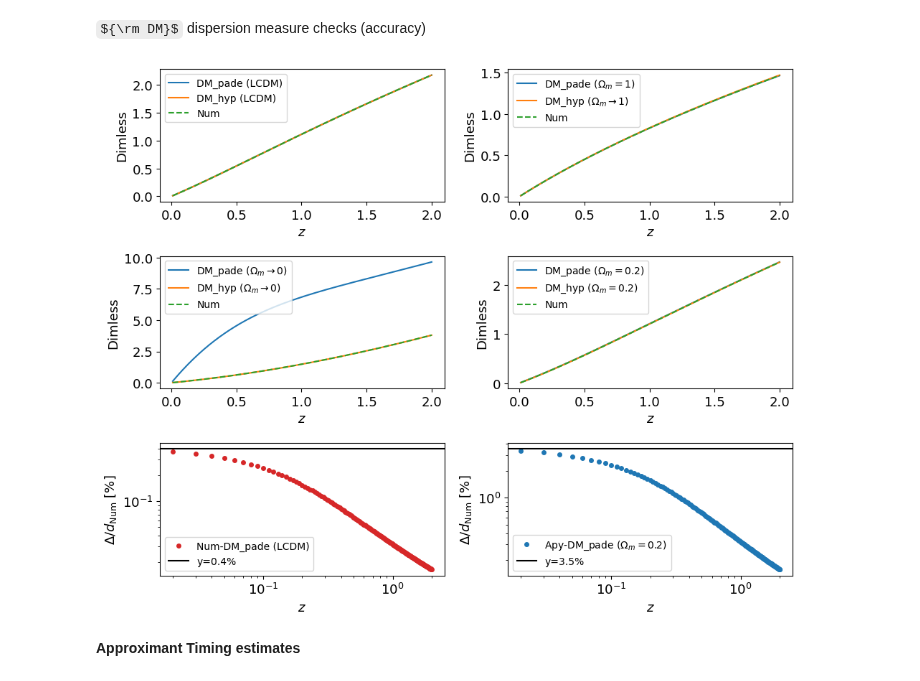
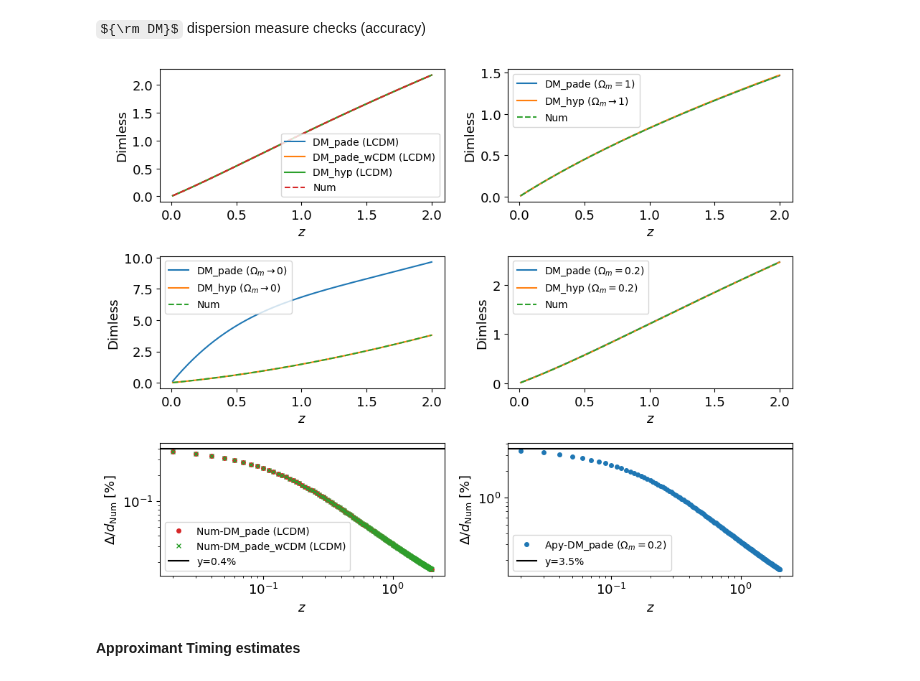
Before and after one commit to MariosNT/FRB_GW_association_cosmo, a Jupyter notebook: Notebooks/FRB_cosmo/DM_cosmic_Pade.ipynb, the cells around one changed output. Drawn from its saved outputs; the diff is of its cells as text; code cells hidden in the pictures; some formulas as TeX source.

Commit message:
Update DM_cosmic_Pade.ipynb
- tested w=-1 case

```diff
--- a/Notebooks/FRB_cosmo/DM_cosmic_Pade.ipynb
+++ b/Notebooks/FRB_cosmo/DM_cosmic_Pade.ipynb
@@ -432,6 +439,7 @@ ax6 = fig.add_subplot(3, 2, 6)
 
 
 ax1.plot(redshifts, DM_pade(redshifts, OMEGA_MATTER), label='DM_pade (LCDM)')
+ax1.plot(redshifts, DM_pade_wCDM(redshifts, OMEGA_MATTER, w=-1), label='DM_pade_wCDM (LCDM)')
 ax1.plot(redshifts, DM_distance_hyp(redshifts, OMEGA_MATTER), label='DM_hyp (LCDM)')
 ax1.plot(redshifts, DM_LCDM_array, label='Num', ls='--')
 ax1.set_xlabel(r'$z$')
@@ -455,34 +463,36 @@ ax3.legend(fontsize=10)
 ax4.plot(redshifts, DM_pade(redshifts, Om=0.2), label=r'DM_pade ($\Omega_m = 0.2$)')
 ax4.plot(redshifts, DM_distance_hyp(redshifts, Om=0.2), label=r'DM_hyp ($\Omega_m = 0.2$)')
 ax4.plot(redshifts, DM_lowOm_array, label='Num', ls='--')
 ax4.set_xlabel(r'$z$')
 ax4.set_ylabel(r'Dimless')
 ax4.legend(fontsize=10)
 
 ax5.plot(redshifts[1:], np.abs((DM_LCDM_array[1:]-DM_pade(redshifts[1:], OMEGA_MATTER)))/(DM_LCDM_array[1:])*100,\
          label='Num-DM_pade (LCDM)', c='tab:red', marker ='o', markersize=4, ls='')
+ax5.plot(redshifts[1:], np.abs((DM_LCDM_array[1:]-DM_pade_wCDM(redshifts[1:], OMEGA_MATTER, -1)))/(DM_LCDM_array[1:])*100,\
+         label='Num-DM_pade_wCDM (LCDM)', c='tab:green', marker ='x', markersize=4, ls='')
 ax5.axhline(y=0.4, c='black', label='y=0.4%')
 ax5.set_xlabel(r'$z$')
 ax5.set_ylabel(r'$\Delta/d_{\rm Num}$ [$\%$]')
 ax5.set_yscale('log')
 ax5.set_xscale('log')
 #ax2.set_ylim(10e-3, 0.3)
 ax5.legend(fontsize=10)
 
 ax6.plot(redshifts[1:], np.abs((DM_lowOm_array[1:]-DM_pade(redshifts[1:], Om=0.2)))/(DM_lowOm_array[1:])*100,\
          label=r'Apy-DM_pade ($\Omega_m=0.2$)', c='tab:blue', marker ='o', markersize=4, ls='')
 ax6.axhline(y=3.5, c='black', label='y=3.5%')
 ax6.set_xlabel(r'$z$')
 ax6.set_ylabel(r'$\Delta/d_{\rm Num}$ [$\%$]')
 ax6.set_yscale('log')
 ax6.set_xscale('log')
 #ax2.set_ylim(10e-3, 0.3)
 ax6.legend(fontsize=10)
 
 plt.tight_layout()
 plt.show()
 # %% [output]
-[figure, old version]
+[figure, new version]
 # %% [markdown]
 __Approximant Timing estimates__
 # %%
```
Also changed, not shown: parts of 42 cells of this notebook.
